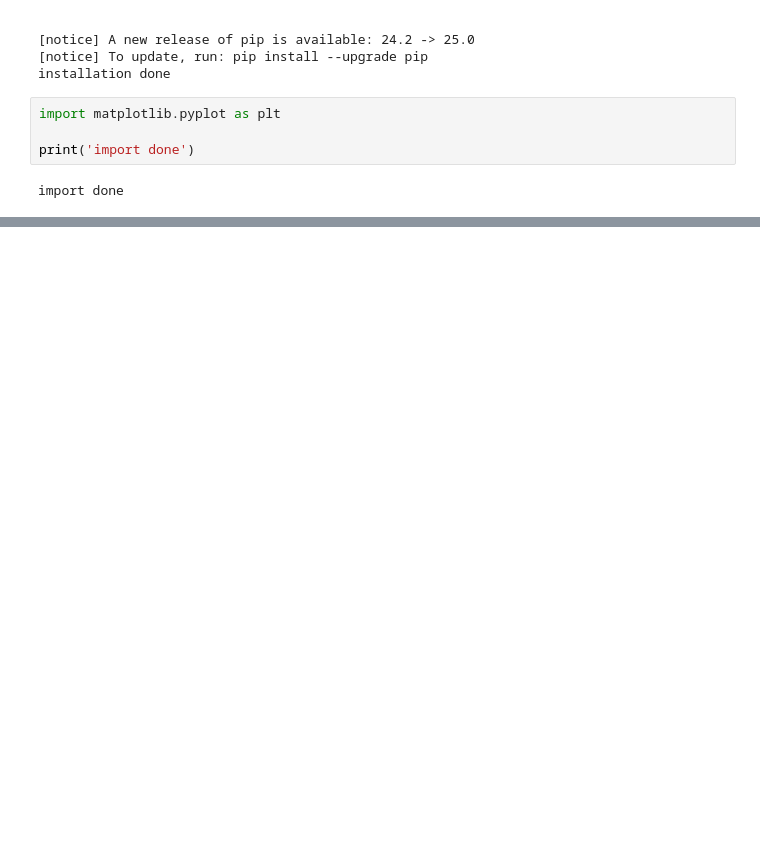
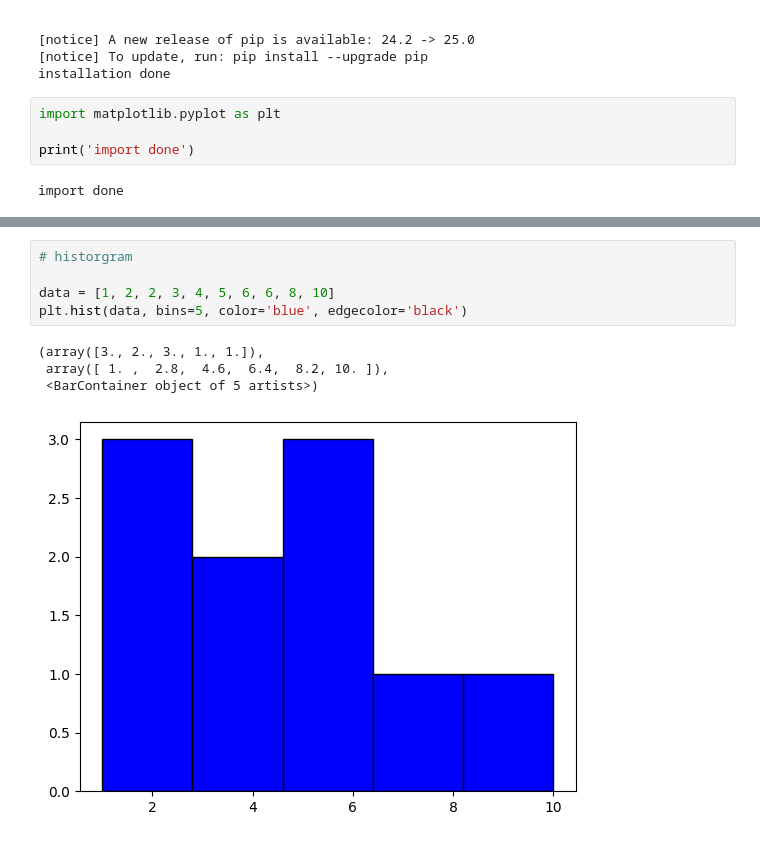
Before and after one commit to harshit4311/Python-Data-Analysis, a Jupyter notebook: Data-Visualisation/Matplotlib/matplotlib.ipynb, the cells around one changed output, grey strips where cells are left out. Cells and saved outputs as stored; diff of their text form; blank space fills up the shorter version.

```diff
--- a/Data-Visualisation/Matplotlib/matplotlib.ipynb
+++ b/Data-Visualisation/Matplotlib/matplotlib.ipynb
@@ -26,0 +54,10 @@ import done
+# %%
+# historgram
+
+data = [1, 2, 2, 3, 4, 5, 6, 6, 8, 10]
+plt.hist(data, bins=5, color='blue', edgecolor='black')
+# %% [output]
+(array([3., 2., 3., 1., 1.]),
+ array([ 1. ,  2.8,  4.6,  6.4,  8.2, 10. ]),
+ <BarContainer object of 5 artists>)
+[figure, added]
```
Also changed, not shown: parts of 5 cells of this notebook.
